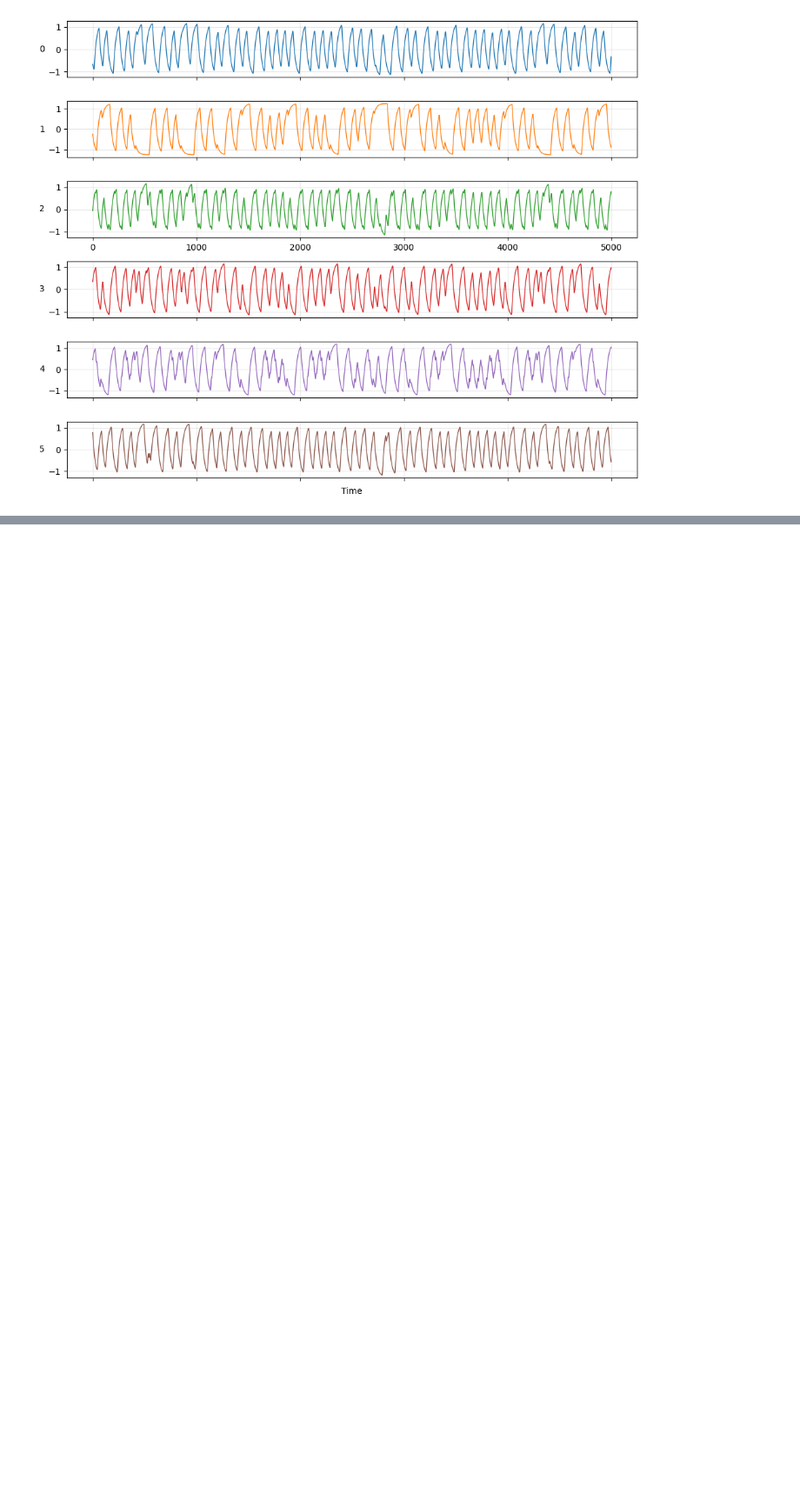
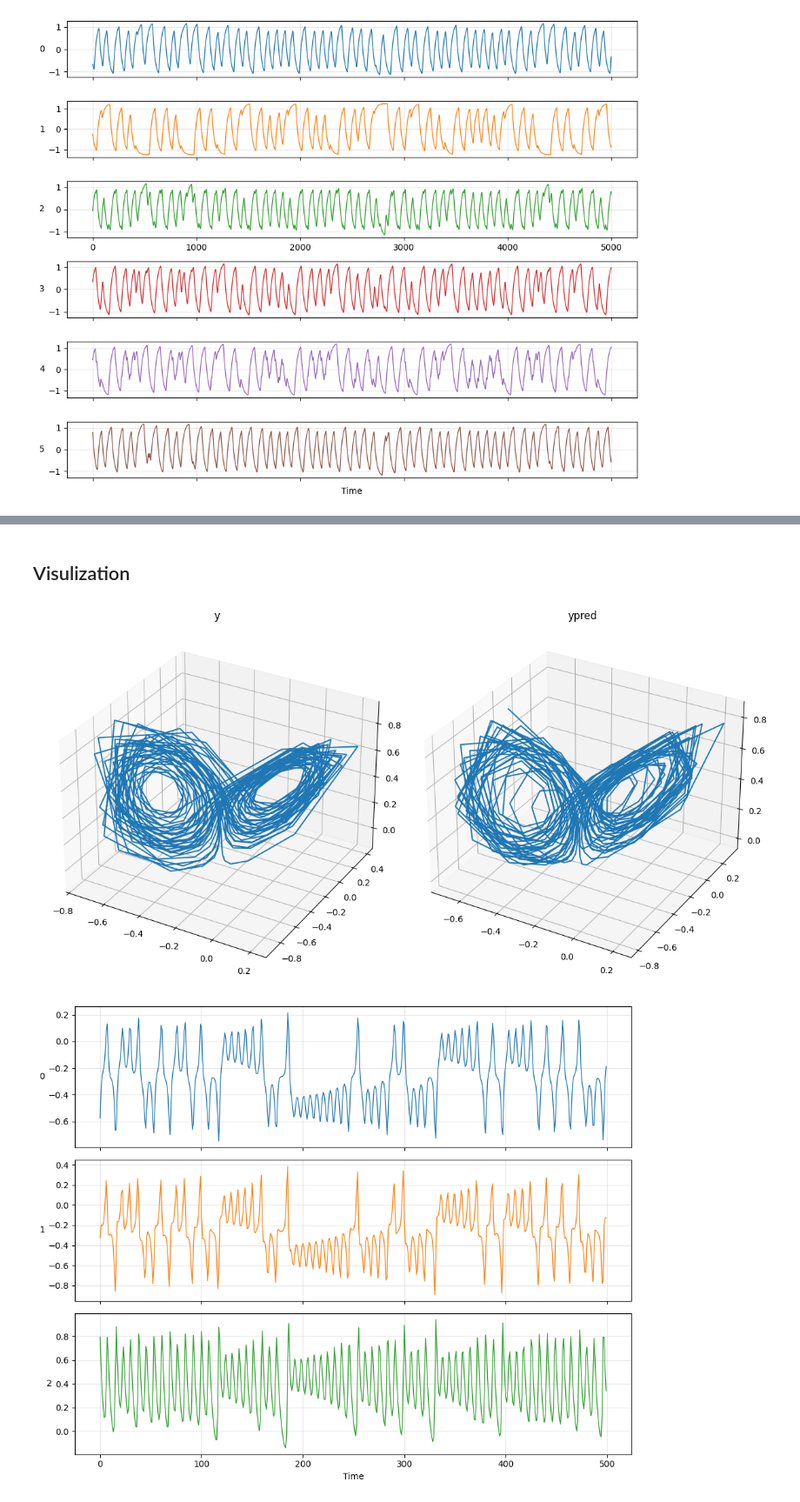
Before and after one commit to jaychotaliya987/Reservoir_Pytorch, a Jupyter notebook: Examples/Input_Discretization/notebook.ipynb, the cells around one changed output, grey strips where cells are left out. Shown at 87% size. Saved outputs shown, nothing was run; the diff lists cells and outputs as text; code cells hidden in the pictures; blank space fills up the shorter version.

```diff
--- a/Examples/Input_Discretization/notebook.ipynb
+++ b/Examples/Input_Discretization/notebook.ipynb
@@ -54,0 +66,4 @@ viz.plot_components(attractor2[1][:][:5000], linewidth=1)
+# %%
+data1 = lorenz[2][1]
+data1 = utils.normalize_data(data1)
+train_inputs, test_inputs, train_targets, test_targets = utils.split(data1)
@@ -54,0 +72,24 @@ viz.plot_components(attractor2[1][:][:5000], linewidth=1)
+# %%
+Res = Reservoir(
+    input_dim=3,
+    reservoir_dim=1500,
+    output_dim=3,
+    spectral_radius=0.9,
+    leak_rate=0.3,
+    sparsity=0.95,
+    input_scaling=0.8,
+    noise_level = 0.01)
+
+Res.to(device)
+
+Res.train_readout(train_inputs, train_targets, warmup=1000)
+time_steps = np.arange(len(test_targets))
+
+# Generate predictions using test inputs
+with torch.no_grad():
+    predictions = Res.predict(train_inputs, steps=len(test_targets))
+
+error = Res.RMSE(test_targets[:],predictions[:])
+print(f"RMSE: {error:.4f}")
+predictions = predictions.cpu().numpy()
+test_targets_np = test_targets.cpu().numpy()
@@ -54,0 +102,10 @@ viz.plot_components(attractor2[1][:][:5000], linewidth=1)
+# %% [markdown]
+## Visulization
+# %%
+for_plot = test_targets_np[:500,:3], predictions[:500,:3]
+viz.compare_plot(for_plot, titles=["y", "ypred"])
+viz.plot_components(test_targets[:500], linewidth=1)
+viz.plot_components(predictions[:500], linewidth=1)
+# %% [output]
+[figure, added]
+[figure, added]
```
Also changed, not shown: parts of 9 cells of this notebook, 3 other files.
